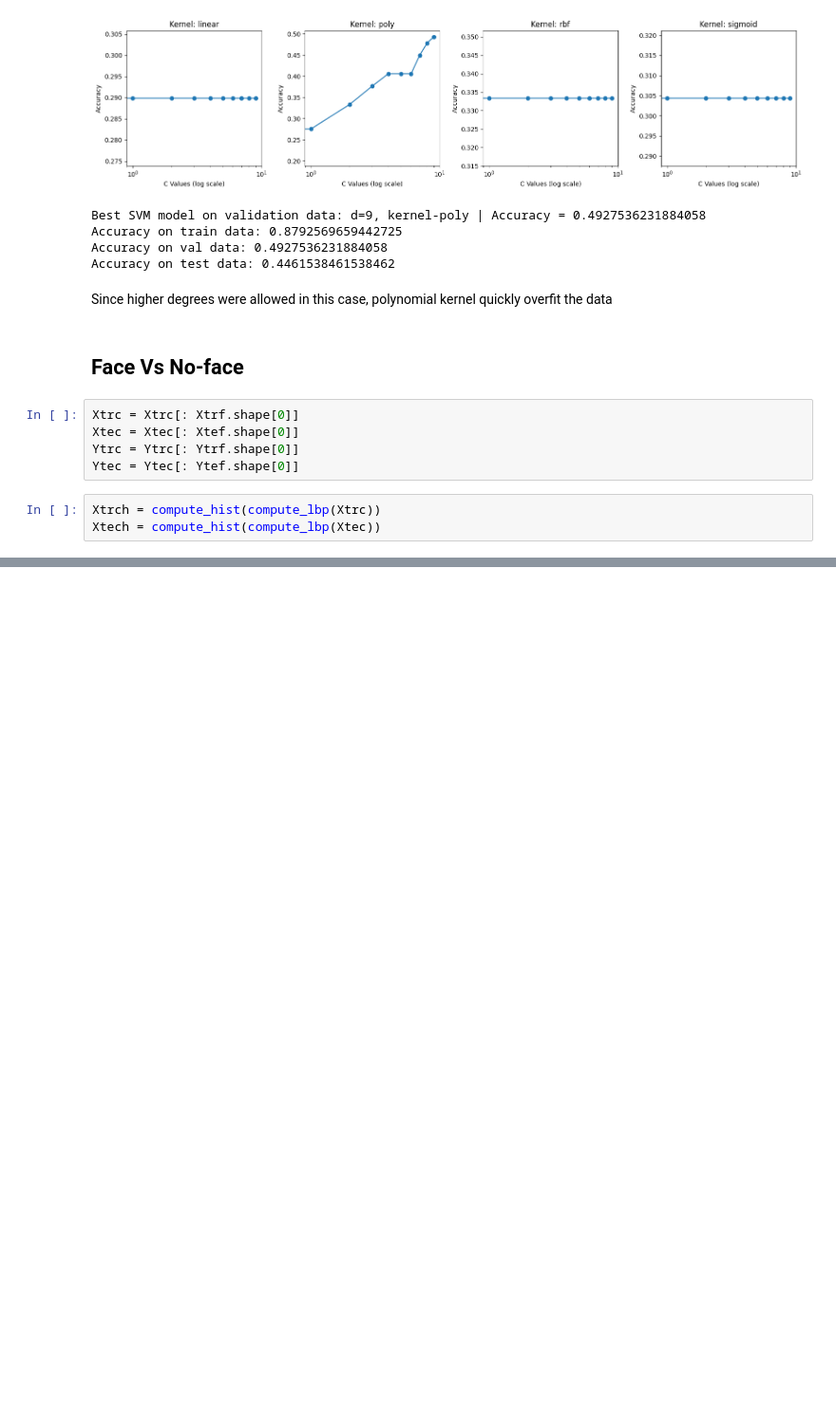
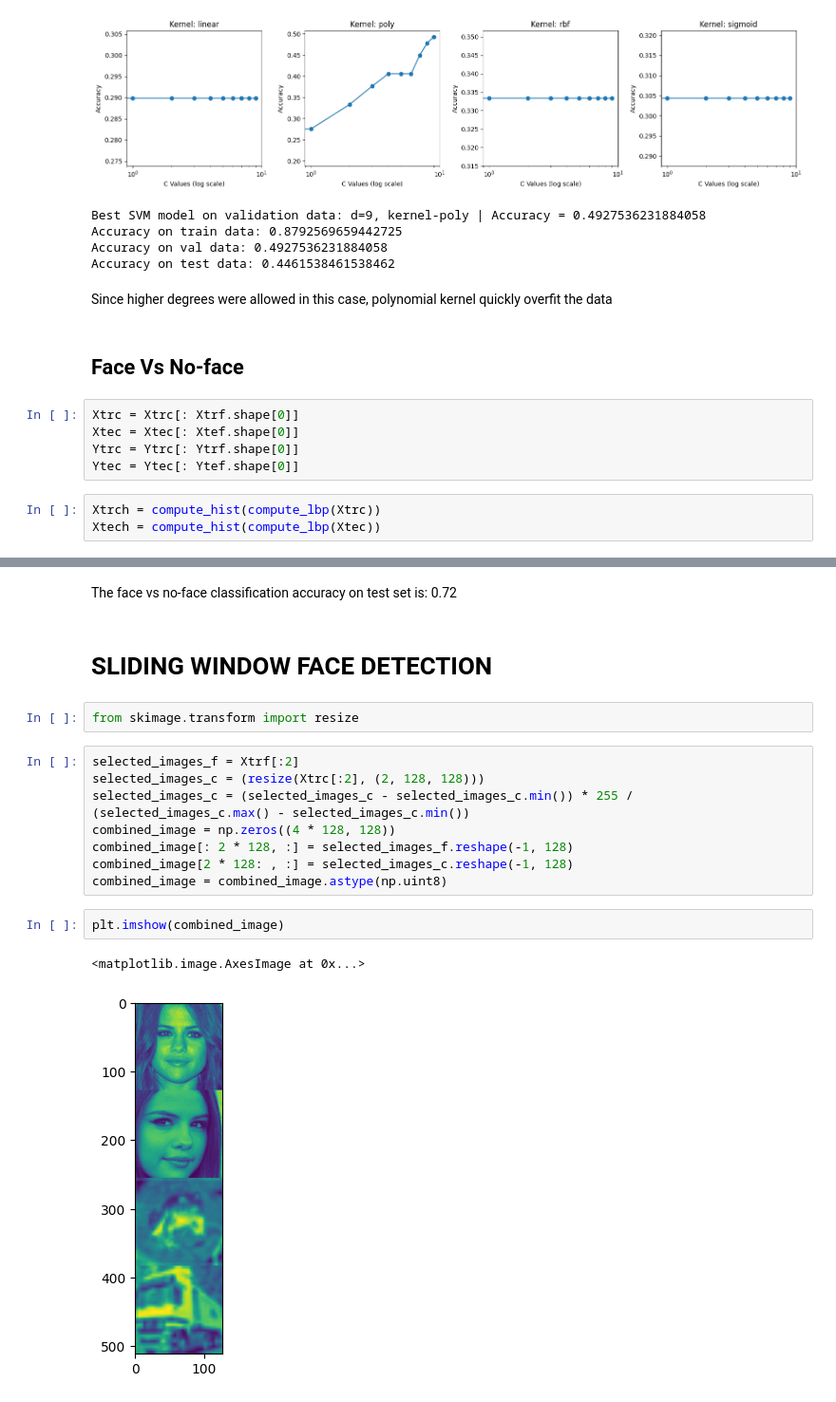
Before and after one commit to adityaprakash-work/EE511-CV-IIT-Mandi, a Jupyter notebook: A2/Q3/code.ipynb, the cells around one changed output, grey strips where cells are left out. Shown at 95% size. Saved outputs shown, nothing was run; the diff lists cells and outputs as text; blank space fills up the shorter version.

```diff
--- a/A2/Q3/code.ipynb
+++ b/A2/Q3/code.ipynb
@@ -369,0 +374,19 @@ Ytr_combined = np.zeros(Xtr_combined.shape[0]); Ytr_combined[: Xtr_combined.shap
+# %% [markdown]
+The face vs no-face classification accuracy on test set is: 0.72
+# %% [markdown]
+# **SLIDING WINDOW FACE DETECTION**
+# %%
+from skimage.transform import resize
+# %%
+selected_images_f = Xtrf[:2]
+selected_images_c = (resize(Xtrc[:2], (2, 128, 128)))
+selected_images_c = (selected_images_c - selected_images_c.min()) * 255 / (selected_images_c.max() - selected_images_c.min())
+combined_image = np.zeros((4 * 128, 128))
+combined_image[: 2 * 128, :] = selected_images_f.reshape(-1, 128)
+combined_image[2 * 128: , :] = selected_images_c.reshape(-1, 128)
+combined_image = combined_image.astype(np.uint8)
+# %%
+plt.imshow(combined_image)
+# %% [output]
+<matplotlib.image.AxesImage at 0x...>
+[figure, added]
```
Also changed, not shown: parts of 10 cells of this notebook.
